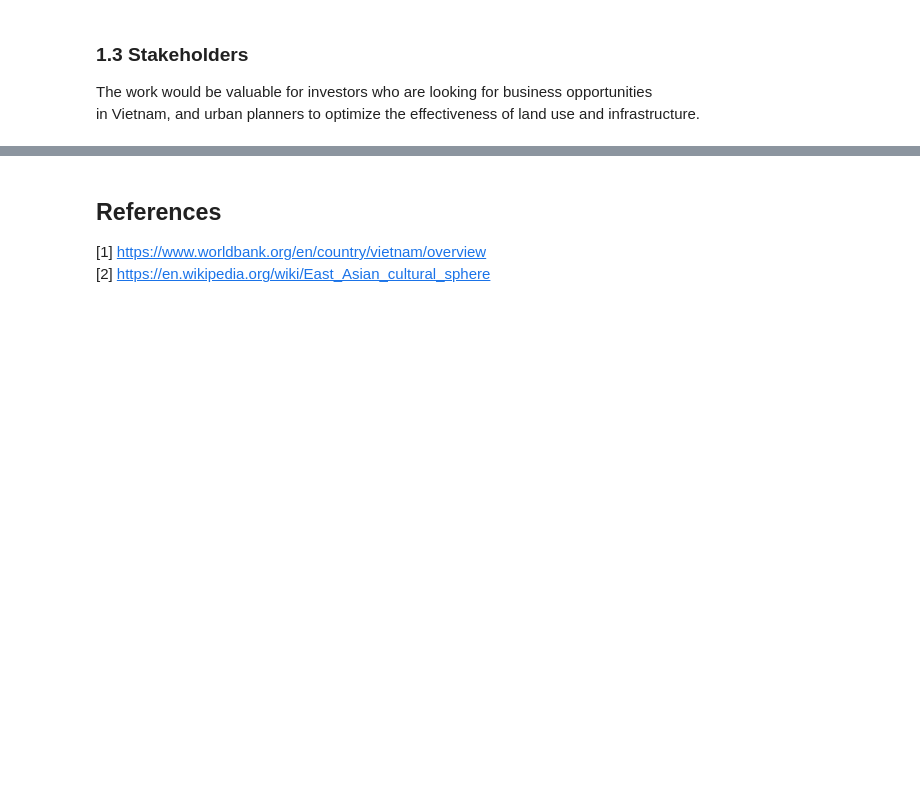
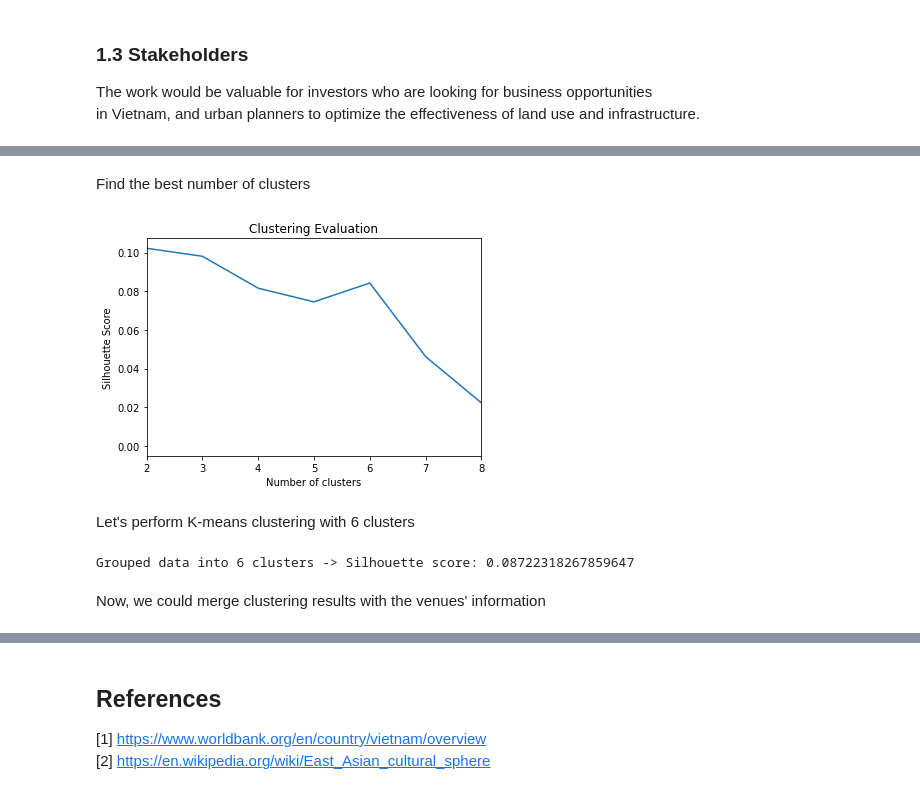
Before and after one commit to lehoang318/Coursera_Capstone, a Jupyter notebook: Potential-Business-Services-in-Vietnam.ipynb, the cells around one changed output, grey strips where cells are left out. Saved outputs shown, nothing was run; the diff lists cells and outputs as text; code cells hidden in the pictures; blank space fills up the shorter version.

```diff
--- a/Potential-Business-Services-in-Vietnam.ipynb
+++ b/Potential-Business-Services-in-Vietnam.ipynb
@@ -51,0 +387,9 @@
+# %%
+hanoi_venues = getNearbyVenues(
+                names=df_hanoi['Area'],
+                latitudes=df_hanoi['Latitude'],
+                longitudes=df_hanoi['Longitude']
+              )
+
+print('Number of venues:', len(hanoi_venues))
+hanoi_venues.head()
@@ -51,0 +751,3 @@
+# %%
+hanoi_venues_grouped = preparation(hanoi_venues)
+hanoi_venues_grouped.head()
@@ -51,0 +775,14 @@
+# %% [markdown]
+Find the best number of clusters
+# %%
+inspect_k_means(hanoi_venues_grouped, kmax = hanoi_venues_grouped.shape[0] - 1)
+# %% [output]
+[figure, added]
+# %% [markdown]
+Let's perform K-means clustering with 6 clusters
+# %%
+hanoi_venues_labels = cluster(hanoi_venues_grouped, k = 6)
+# %% [output]
+Grouped data into 6 clusters -> Silhouette score: 0.08722318267859647
+# %% [markdown]
+Now, we could merge clustering results with the venues' information
```
Also changed, not shown: parts of 99 cells of this notebook, 1 other file.
